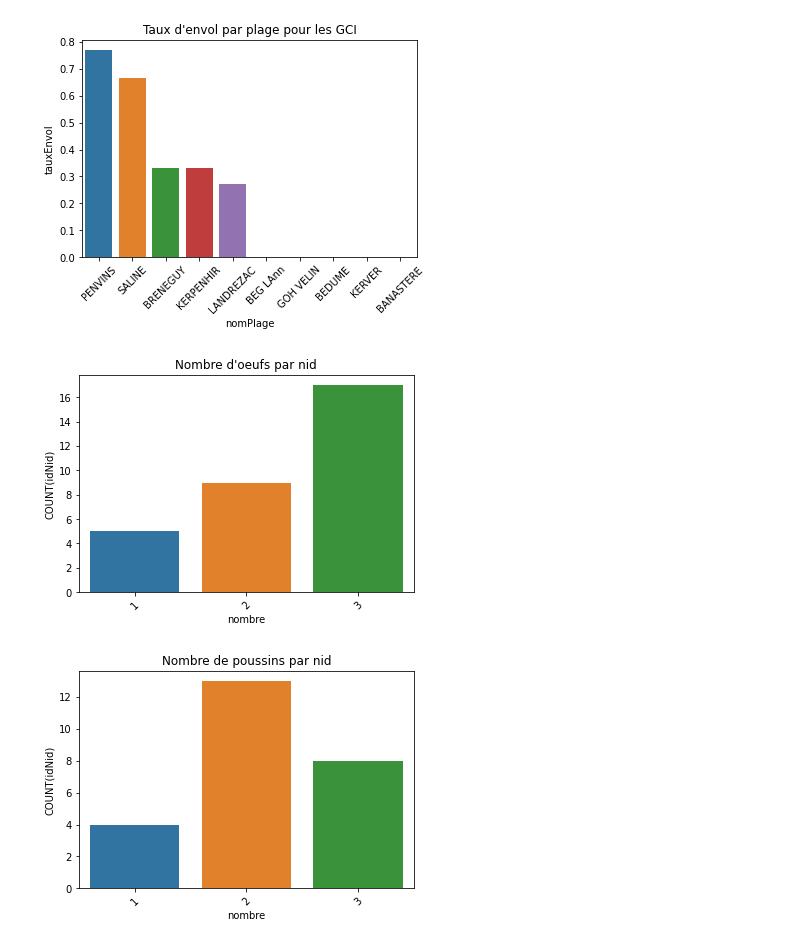
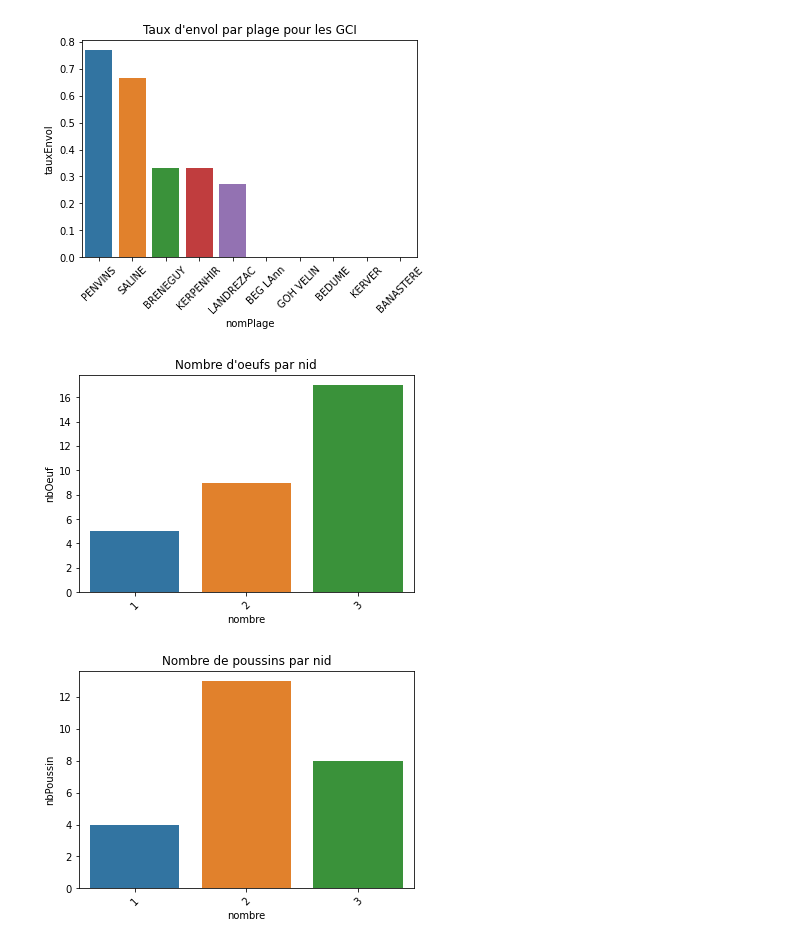
Before and after one commit to augustin-pasq/sae-pnr, a Jupyter notebook: Analyse/PNR_Analyse.ipynb, the cells around one changed output. Drawn from its saved outputs; the diff is of its cells as text; code cells hidden in the pictures.

```diff
--- a/Analyse/PNR_Analyse.ipynb
+++ b/Analyse/PNR_Analyse.ipynb
@@ -219,28 +220,28 @@ print()
 # %%
 # Nombre d'oeufs par nid
 df = pd.read_sql("""
-                        SELECT nombre, COUNT(idNid)
+                        SELECT nombre, COUNT(idNid) nbOeuf
                         FROM Nid_GCI
-                        LEFT JOIN Obs_GCI ON idNid = leNid
+                            LEFT JOIN Obs_GCI ON idNid = leNid
                         WHERE nature = "Oeuf"
                         GROUP BY nombre
                     """
                  , con=db_connection)
 
 
 
-sns.barplot(x='nombre', y='COUNT(idNid)', data=df)
+sns.barplot(x='nombre', y='nbOeuf', data=df)
 plt.xticks(rotation = 45)
 plt.title("Nombre d'oeufs par nid")
 print()
 # %% [output]
-[figure, old version]
+[figure, new version]
 # %%
 # Nombre de poussins par nid
 df = pd.read_sql("""
-                        SELECT nombre, COUNT(idNid)
+                        SELECT nombre, COUNT(idNid) nbPoussin
                         FROM Nid_GCI
-                        LEFT JOIN Obs_GCI ON idNid = leNid
+                            LEFT JOIN Obs_GCI ON idNid = leNid
                         WHERE nature = "Poussin"
                         GROUP BY nombre
                     """
@@ -248,9 +249,9 @@ df = pd.read_sql("""
 
 
 
-sns.barplot(x='nombre', y='COUNT(idNid)', data=df)
+sns.barplot(x='nombre', y='nbPoussin', data=df)
 plt.xticks(rotation = 45)
 plt.title("Nombre de poussins par nid")
 print()
 # %% [output]
-[figure, old version]
+[figure, new version]
```
Also changed, not shown: parts of 1 cell of this notebook.
